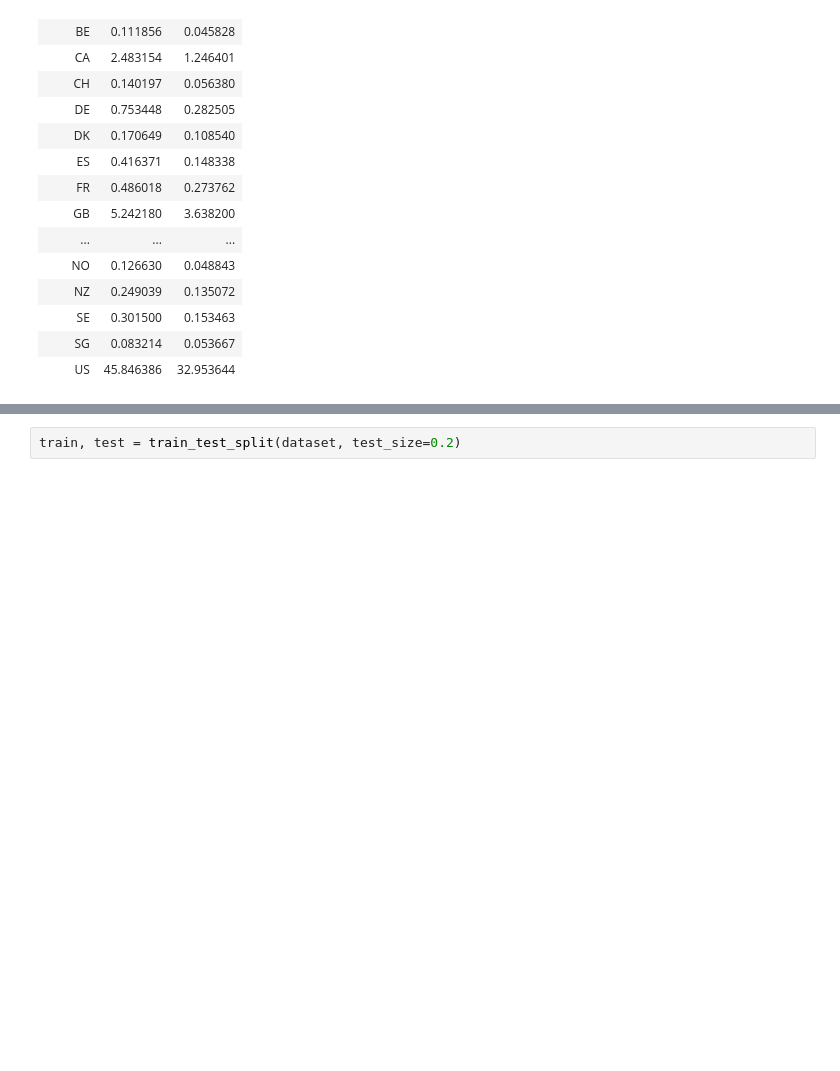
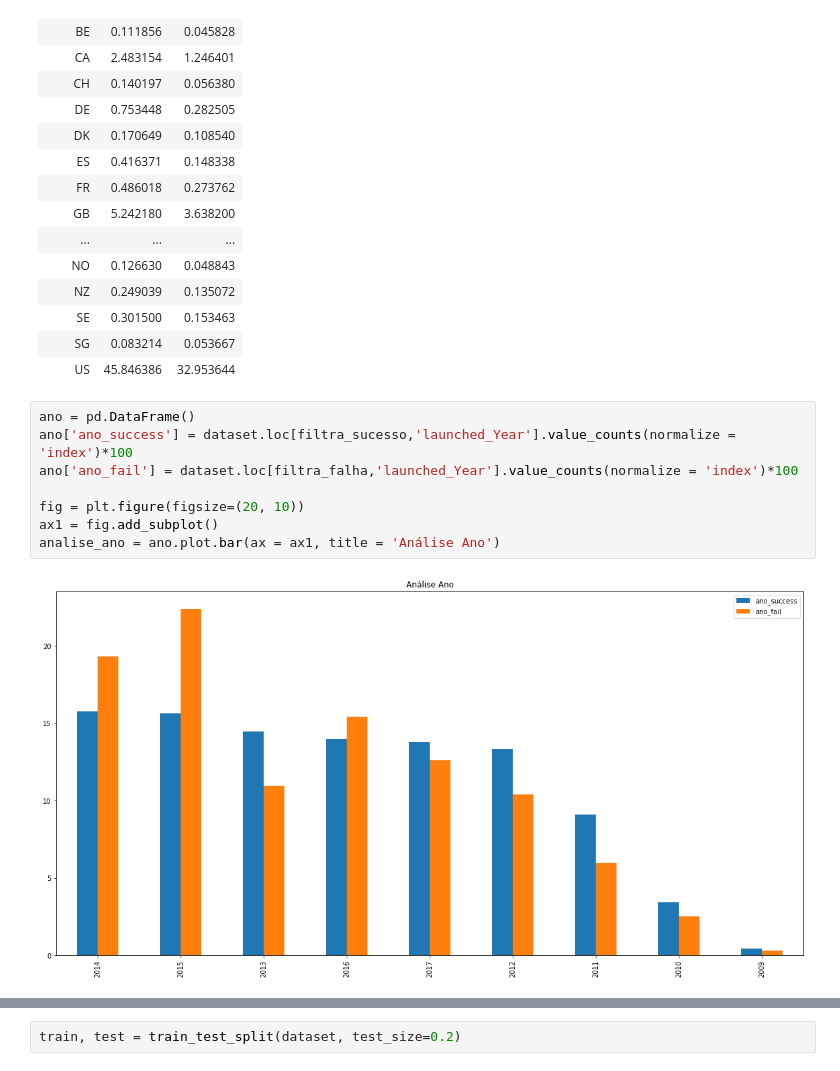
Before and after one commit to jotapsmo/Projeto-2---CDados, a Jupyter notebook: projeto 2.ipynb, the cells around one changed output, grey strips where cells are left out. Cells and saved outputs as stored; diff of their text form; blank space fills up the shorter version.

```diff
--- a/projeto 2.ipynb
+++ b/projeto 2.ipynb
@@ -196,3 +218,13 @@ pd.crosstab(dataset.country, dataset.state, normalize = True)*100
 | SE | 0.301500 | 0.153463 |
 | SG | 0.083214 | 0.053667 |
 | US | 45.846386 | 32.953644 |
+# %%
+ano = pd.DataFrame()
+ano['ano_success'] = dataset.loc[filtra_sucesso,'launched_Year'].value_counts(normalize = 'index')*100
+ano['ano_fail'] = dataset.loc[filtra_falha,'launched_Year'].value_counts(normalize = 'index')*100
+
+fig = plt.figure(figsize=(20, 10))
+ax1 = fig.add_subplot()
+analise_ano = ano.plot.bar(ax = ax1, title = 'Análise Ano')
+# %% [output]
+[figure, added]
```
Also changed, not shown: parts of 11 cells of this notebook.
